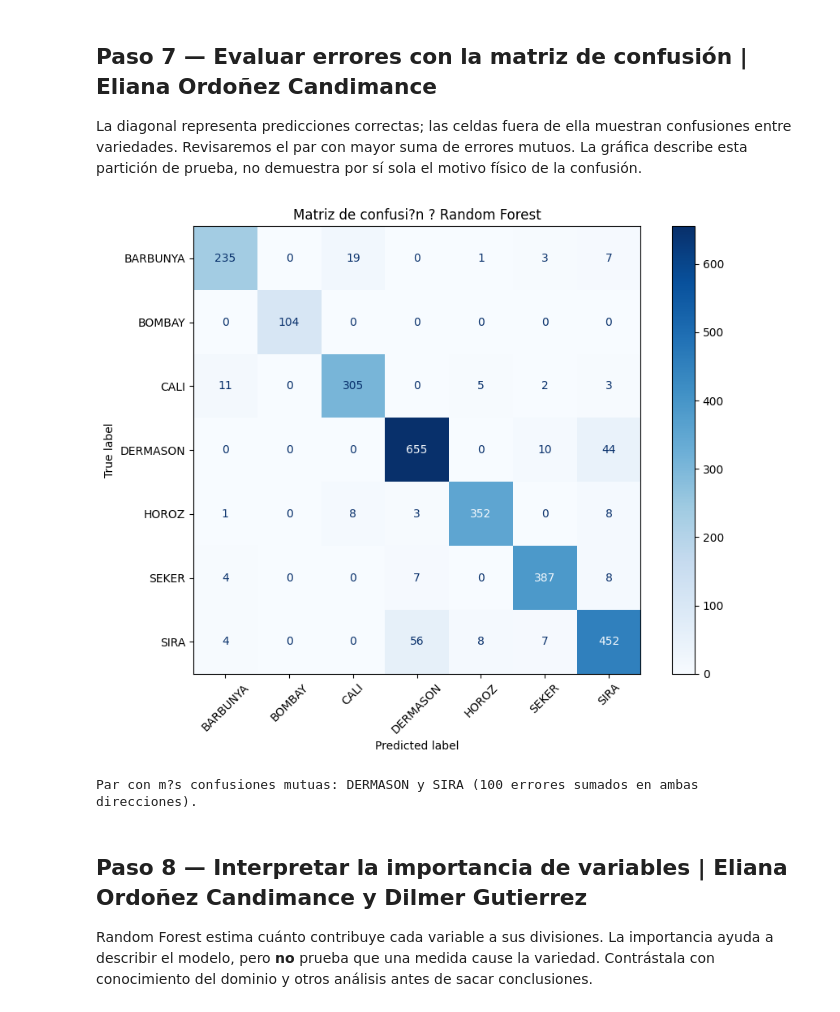
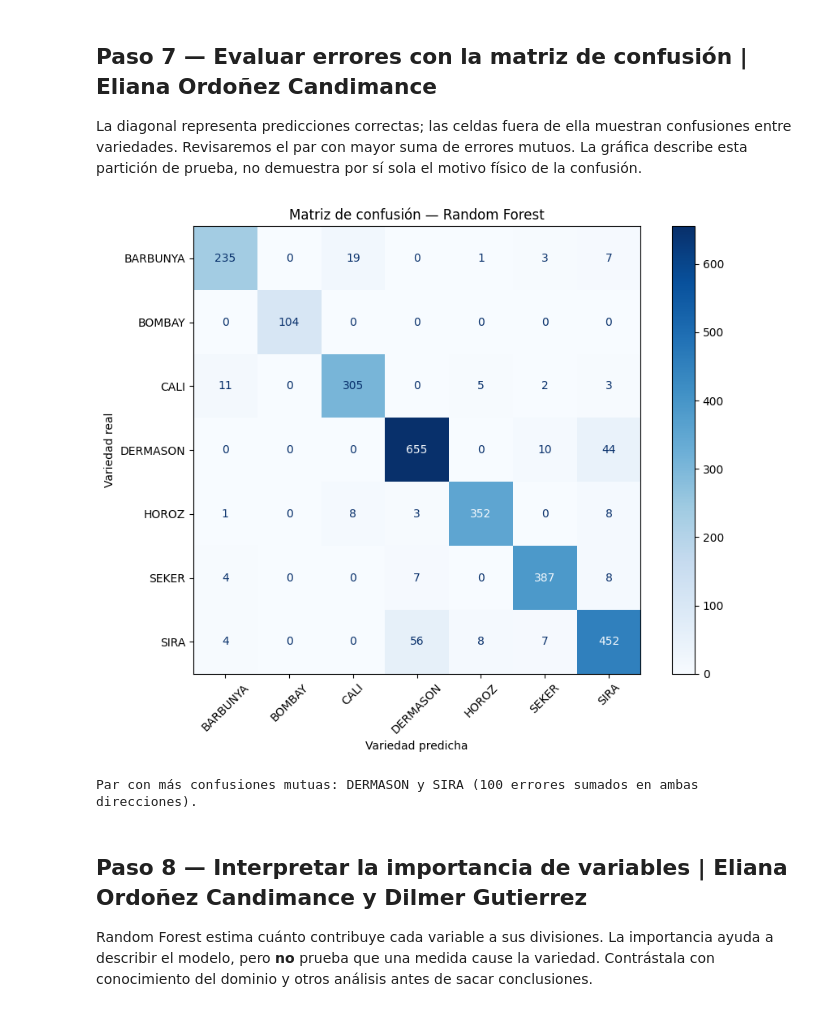
Before and after one commit to SergioPantoja97/laboratorio-drybean-ml, a Jupyter notebook: notebooks/01_laboratorio_drybean.ipynb, the cells around one changed output. Drawn from its saved outputs; the diff is of its cells as text; code cells hidden in the pictures.

```diff
--- a/notebooks/01_laboratorio_drybean.ipynb
+++ b/notebooks/01_laboratorio_drybean.ipynb
@@ -359,34 +359,36 @@ La diagonal representa predicciones correctas; las celdas fuera de ella muestran
 # %%
 class_labels = sorted(y.unique())
 confusion = confusion_matrix(y_test, y_pred_forest, labels=class_labels)
 
 fig, ax = plt.subplots(figsize=(9, 7))
 ConfusionMatrixDisplay.from_predictions(
     y_test,
     y_pred_forest,
     labels=class_labels,
     cmap="Blues",
     values_format="d",
     xticks_rotation=45,
     ax=ax,
 )
-ax.set_title("Matriz de confusi?n ? Random Forest")
+ax.set_title("Matriz de confusión — Random Forest")
+ax.set_xlabel("Variedad predicha")
+ax.set_ylabel("Variedad real")
 fig.tight_layout()
 fig.savefig(REPORTS_DIR / "matriz_confusion_random_forest.png", dpi=150, bbox_inches="tight")
 plt.show()
 
 errors = confusion.copy()
 np.fill_diagonal(errors, 0)
 mutual_errors = errors + errors.T
 np.fill_diagonal(mutual_errors, 0)
 row, column = np.unravel_index(np.argmax(mutual_errors), mutual_errors.shape)
 print(
-    f"Par con m?s confusiones mutuas: {class_labels[row]} y {class_labels[column]} "
+    f"Par con más confusiones mutuas: {class_labels[row]} y {class_labels[column]} "
     f"({mutual_errors[row, column]} errores sumados en ambas direcciones)."
 )
 # %% [output]
-[figure, old version]
+[figure, new version]
-Par con m?s confusiones mutuas: DERMASON y SIRA (100 errores sumados en ambas direcciones).
+Par con más confusiones mutuas: DERMASON y SIRA (100 errores sumados en ambas direcciones).
 # %% [markdown]
 ## Paso 8 — Interpretar la importancia de variables | Eliana Ordoñez Candimance y Dilmer Gutierrez
 
```
Also changed, not shown: parts of 4 cells of this notebook, 7 other files.
